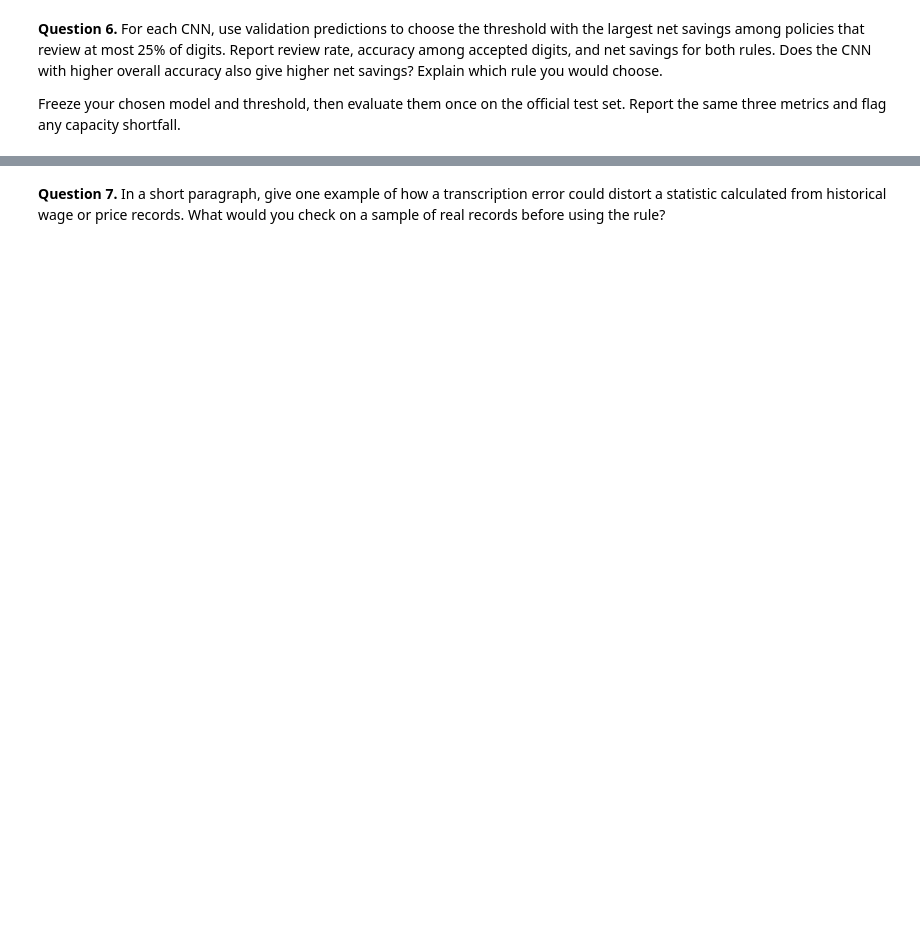
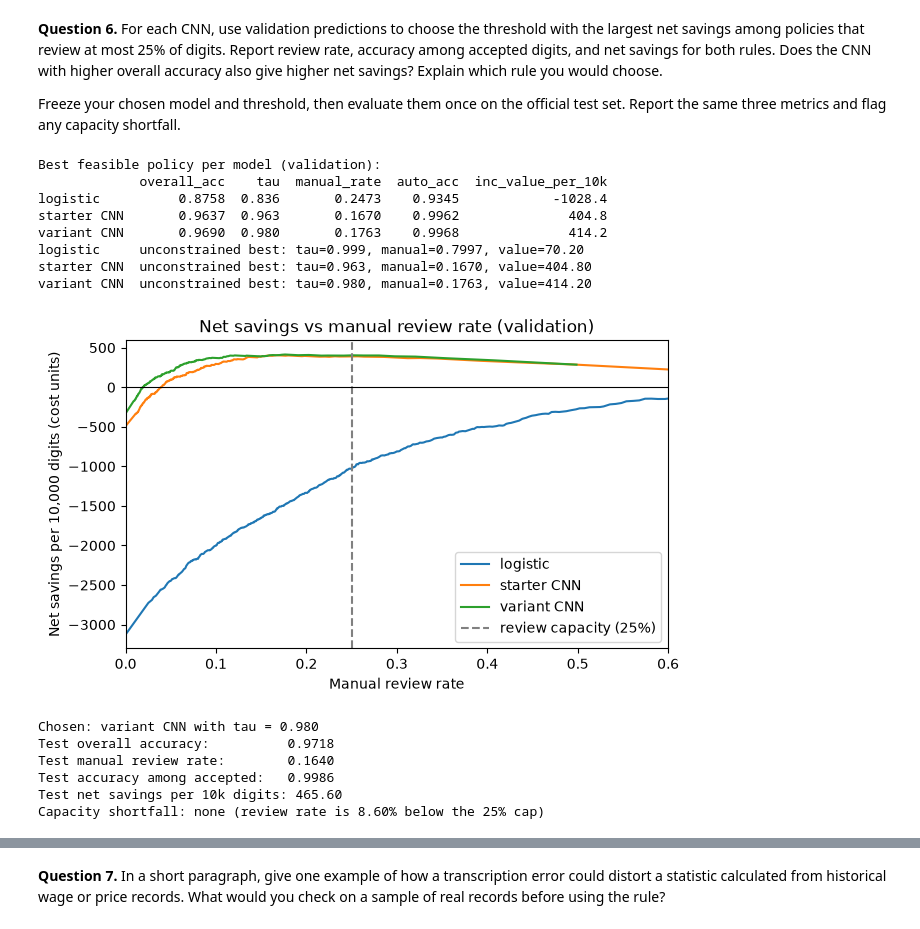
Before and after one commit to KEDES1998/ML_in_Econ, a Jupyter notebook: HW2/ML_Econ_2026_Homework_2.ipynb, the cells around one changed output, grey strips where cells are left out. Drawn from its saved outputs; the diff is of its cells as text; code cells hidden in the pictures; blank space fills up the shorter version.

```diff
--- a/HW2/ML_Econ_2026_Homework_2.ipynb
+++ b/HW2/ML_Econ_2026_Homework_2.ipynb
@@ -756,4 +1818,76 @@ plt.show()
 **Question 6.** For each CNN, use validation predictions to choose the threshold with the largest net savings among policies that review at most 25% of digits. Report review rate, accuracy among accepted digits, and net savings for both rules. Does the CNN with higher overall accuracy also give higher net savings? Explain which rule you would choose.
 
 Freeze your chosen model and threshold, then evaluate them once on the official test set. Report the same three metrics and flag any capacity shortfall.
+# %%
+# P2-Q6 (1/2): best feasible threshold (review <= 25%) for each model on VALIDATION data.
+# A finer grid than the baseline cell is used, because CNN scores concentrate near 1.
+tau_grid = np.r_[0.0, np.linspace(0.50, 0.999, 500)]
+
+def triage_curve(y, probs):
+    pred, pmax = probs.argmax(axis=1), probs.max(axis=1)
+    return [evaluate_policy(y, pred, pmax, t, manual_cost, error_cost) for t in tau_grid]
+
+def best_feasible(curve, cap=0.25):
+    return max([r for r in curve if r["manual_rate"] <= cap], key=lambda r: r["inc_value_per_10k"])
+
+val_models = {"logistic": baseline_val_proba, "starter CNN": cnn_val_probs, "variant CNN": var_val_probs}
+curves = {m: triage_curve(mnist_y_val, p) for m, p in val_models.items()}
+best_rules = {m: best_feasible(c) for m, c in curves.items()}
+
+res = pd.DataFrame(best_rules).T[["tau", "manual_rate", "auto_acc", "inc_value_per_10k"]]
+res.insert(0, "overall_acc", [accuracy_score(mnist_y_val, p.argmax(1)) for p in val_models.values()])
+print("Best feasible policy per model (validation):")
+print(res.astype(float).round(4))
+
+# Unconstrained optimum, to see whether the 25% capacity binds
+for m, c in curves.items():
+    u = max(c, key=lambda r: r["inc_value_per_10k"])
+    print(f"{m:12s} unconstrained best: tau={u['tau']:.3f}, manual={u['manual_rate']:.4f}, value={u['inc_value_per_10k']:.2f}")
+
+plt.figure(figsize=(7, 4))
+for m, c in curves.items():
+    plt.plot([r["manual_rate"] for r in c], [r["inc_value_per_10k"] for r in c], label=m)
+plt.axvline(0.25, linestyle="--", color="grey", label="review capacity (25%)")
+plt.axhline(0, color="black", linewidth=0.8)
+plt.xlim(0, 0.6)
+plt.xlabel("Manual review rate")
+plt.ylabel("Net savings per 10,000 digits (cost units)")
+plt.title("Net savings vs manual review rate (validation)")
+plt.legend()
+plt.show()
+# %% [output]
+Best feasible policy per model (validation):
+             overall_acc    tau  manual_rate  auto_acc  inc_value_per_10k
+logistic          0.8758  0.836       0.2473    0.9345            -1028.4
+starter CNN       0.9637  0.963       0.1670    0.9962              404.8
+variant CNN       0.9690  0.980       0.1763    0.9968              414.2
+logistic     unconstrained best: tau=0.999, manual=0.7997, value=70.20
+starter CNN  unconstrained best: tau=0.963, manual=0.1670, value=404.80
+variant CNN  unconstrained best: tau=0.980, manual=0.1763, value=414.20
+[figure, added]
+# %%
+# P2-Q6 (2/2): freeze the CNN rule with the highest validation net savings and evaluate it ONCE on the test set
+chosen = max(["starter CNN", "variant CNN"], key=lambda m: best_rules[m]["inc_value_per_10k"])
+tau_star = best_rules[chosen]["tau"]
+chosen_model = {"starter CNN": cnn, "variant CNN": cnn_var}[chosen]
+print(f"Chosen: {chosen} with tau = {tau_star:.3f}")
+
+X_test_cnn = (x_test.astype(np.float32) / 255.0)[..., np.newaxis]
+test_probs = chosen_model.predict(X_test_cnn, verbose=0)
+test_res = evaluate_policy(mnist_y_test, test_probs.argmax(1), test_probs.max(1), tau_star, manual_cost, error_cost)
+
+print(f"Test overall accuracy:          {accuracy_score(mnist_y_test, test_probs.argmax(1)):.4f}")
+print(f"Test manual review rate:        {test_res['manual_rate']:.4f}")
+print(f"Test accuracy among accepted:   {test_res['auto_acc']:.4f}")
+print(f"Test net savings per 10k digits: {test_res['inc_value_per_10k']:.2f}")
+short = test_res["manual_rate"] - 0.25
+print("Capacity shortfall:", f"YES - {short:.2%} of digits ({short * len(mnist_y_test):.0f} of {len(mnist_y_test)}) exceed capacity"
+      if short > 0 else f"none (review rate is {-short:.2%} below the 25% cap)")
+# %% [output]
+Chosen: variant CNN with tau = 0.980
+Test overall accuracy:          0.9718
+Test manual review rate:        0.1640
+Test accuracy among accepted:   0.9986
+Test net savings per 10k digits: 465.60
+Capacity shortfall: none (review rate is 8.60% below the 25% cap)
 # %% [markdown]
```
Also changed, not shown: parts of 62 cells of this notebook, 1 other file.
